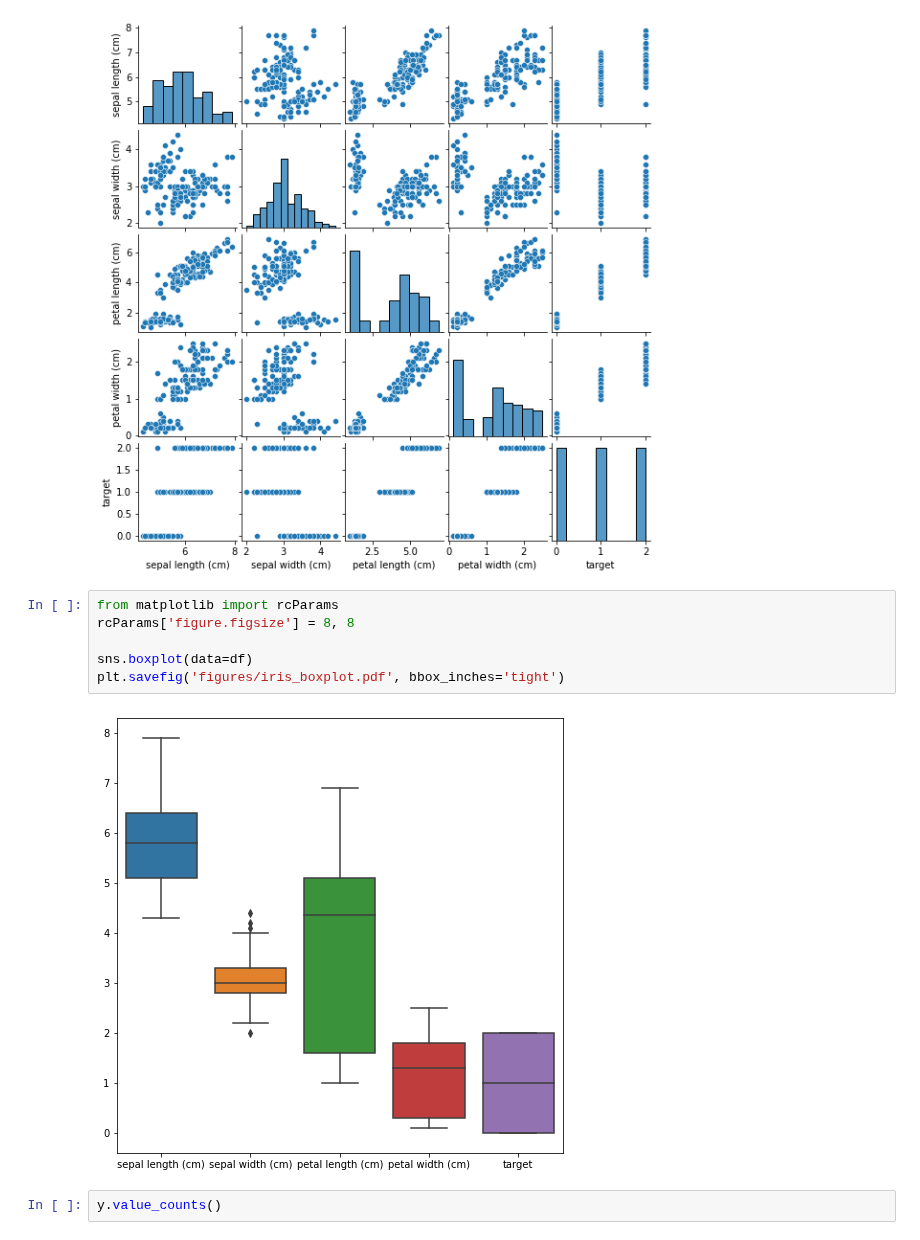
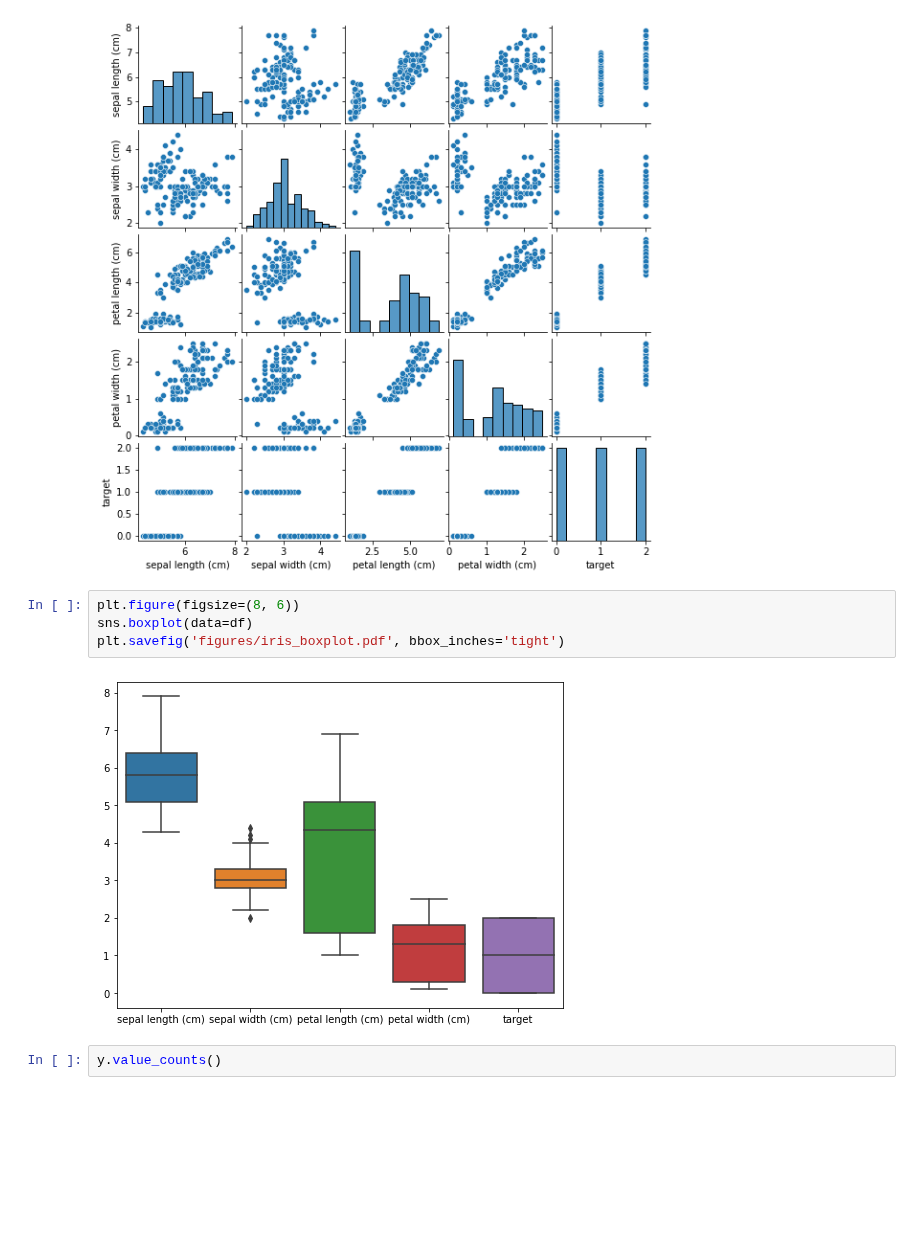
Before and after one commit to roiyeho/medium, a Jupyter notebook: scikit_learn_intro/IrisClassificationExample.ipynb, the cells around one changed output. Drawn from its saved outputs; the diff is of its cells as text; blank space fills up the shorter version.

```diff
--- a/scikit_learn_intro/IrisClassificationExample.ipynb
+++ b/scikit_learn_intro/IrisClassificationExample.ipynb
@@ -50,13 +52,11 @@ plt.savefig('figures/iris_pairplot.pdf', bbox_inches='tight')
 # %% [output]
 [figure]
 # %%
-from matplotlib import rcParams
-rcParams['figure.figsize'] = 8, 8
-
+plt.figure(figsize=(8, 6))
 sns.boxplot(data=df)
 plt.savefig('figures/iris_boxplot.pdf', bbox_inches='tight')
 # %% [output]
-[figure, old version]
+[figure, new version]
 # %%
 y.value_counts()
 # %% [output]
```
Also changed, not shown: parts of 1 cell of this notebook, 14 other files.
